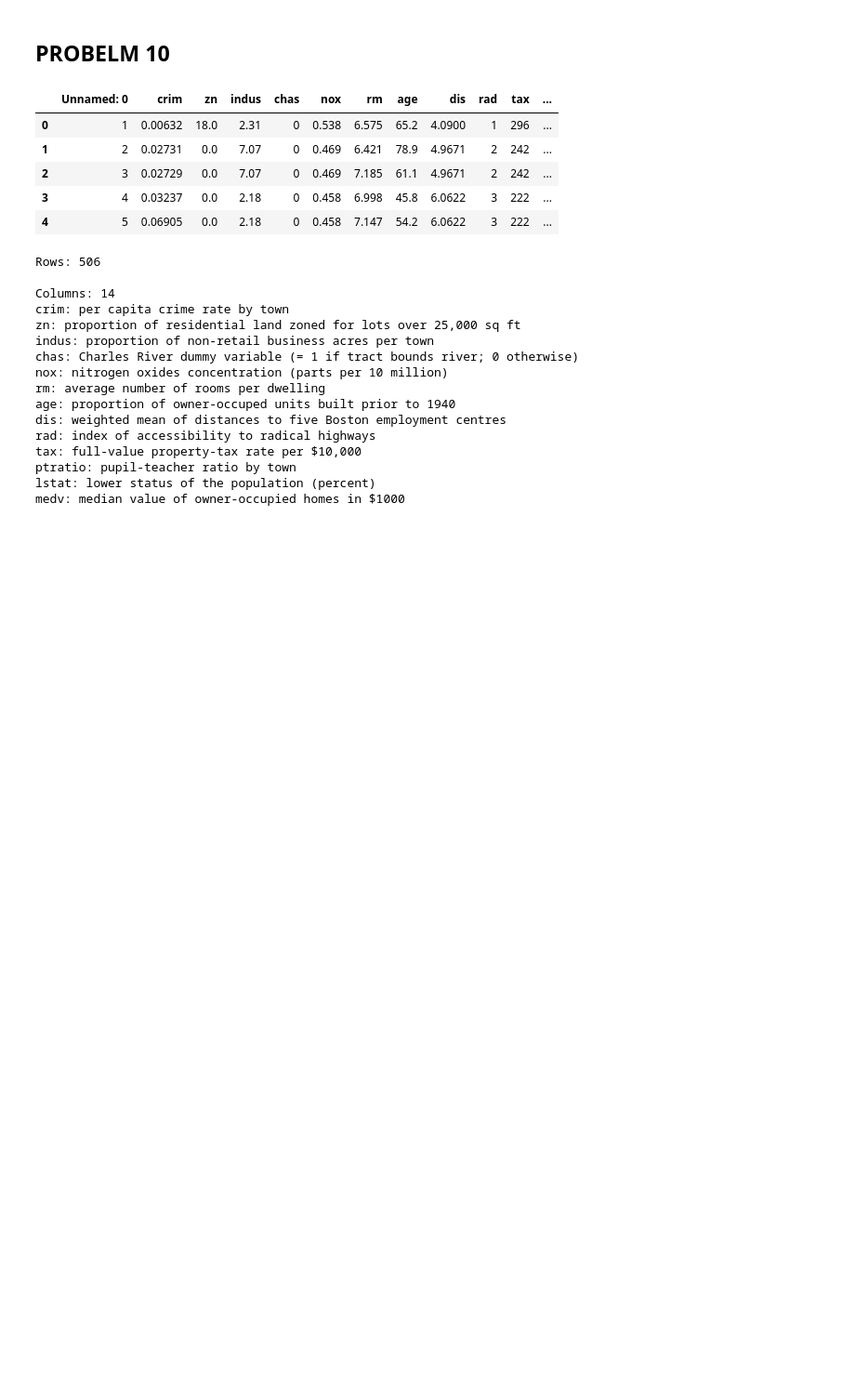
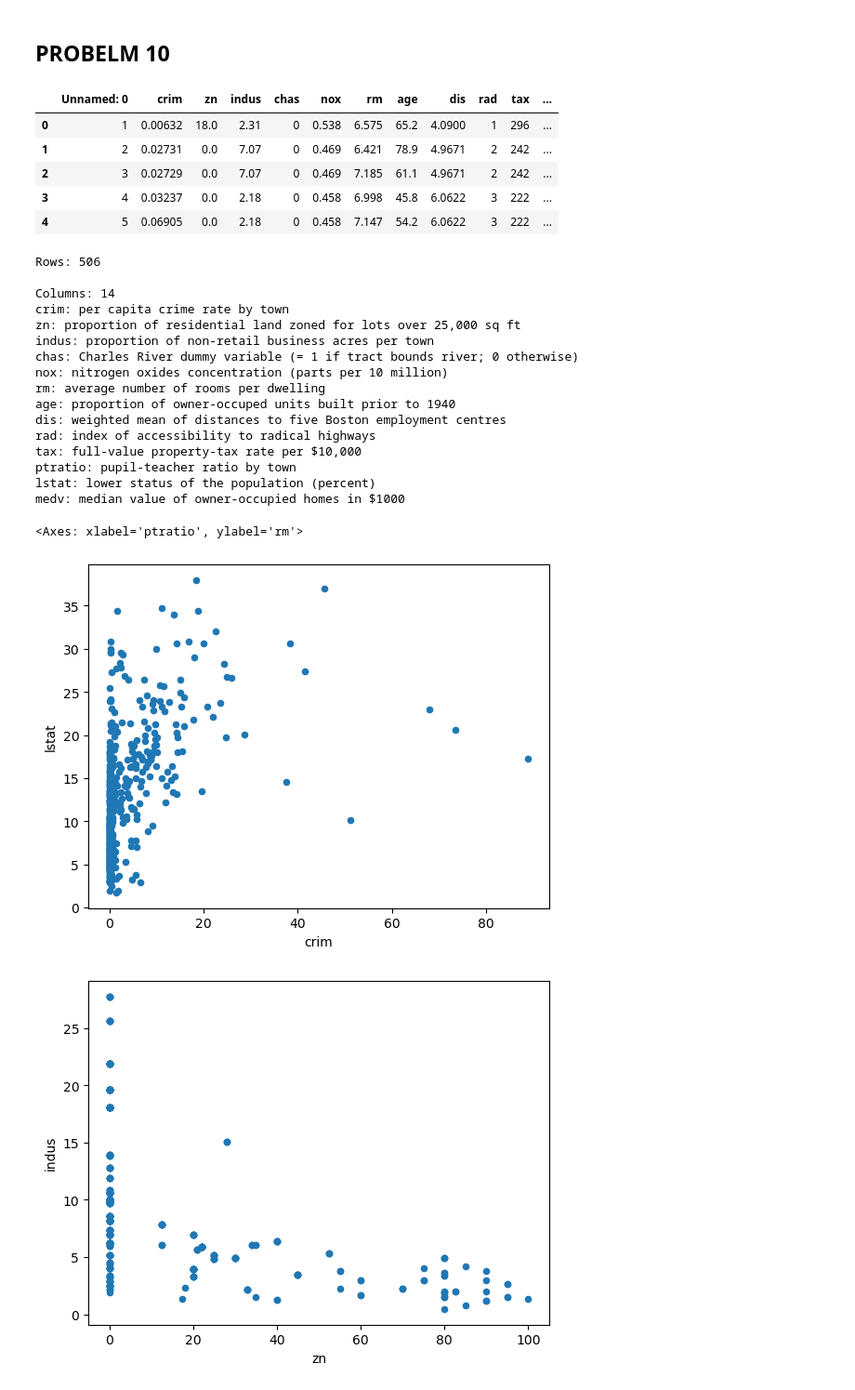
Before and after one commit to carolinegreen16/A_2, a Jupyter notebook: Assignment3/A3.ipynb, the cells around one changed output. Shown at 93% size. Cells and saved outputs as stored; diff of their text form; code cells hidden in the pictures; blank space fills up the shorter version.

```diff
--- a/Assignment3/A3.ipynb
+++ b/Assignment3/A3.ipynb
@@ -178,0 +177,15 @@ medv: median value of owner-occupied homes in $1000
+# %%
+## (c)
+df.plot(x = 'crim', y='lstat', kind='scatter')
+    ## This graph shows that an outcome of a lower crime rate
+    ## typically is correlated with a lower status of the population.
+df.plot(x='zn', y='indus', kind='scatter')
+    ## This graph shows that towns with higher residential acres
+    ## have fewer retiail acres, which is expected.
+df.plot(x='ptratio', y='rm', kind='scatter')
+    ## This graph shows that typically rooms are above the threshold
+    ## of 5 but the pupil ratio varies with little to no pattern.
+# %% [output]
+<Axes: xlabel='ptratio', ylabel='rm'>
+[figure, added]
+[figure, added]
```
Also changed, not shown: parts of 2 cells of this notebook.
